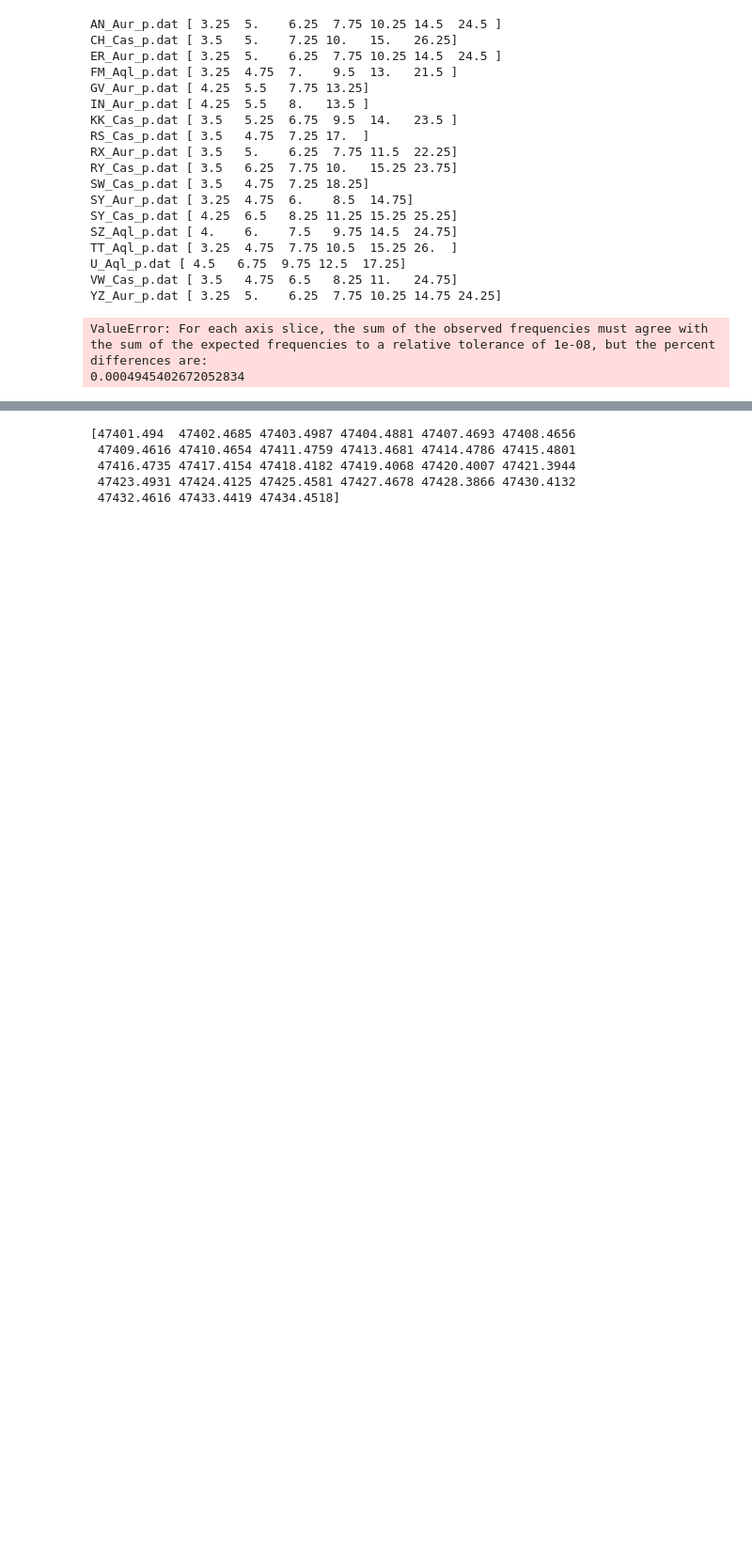
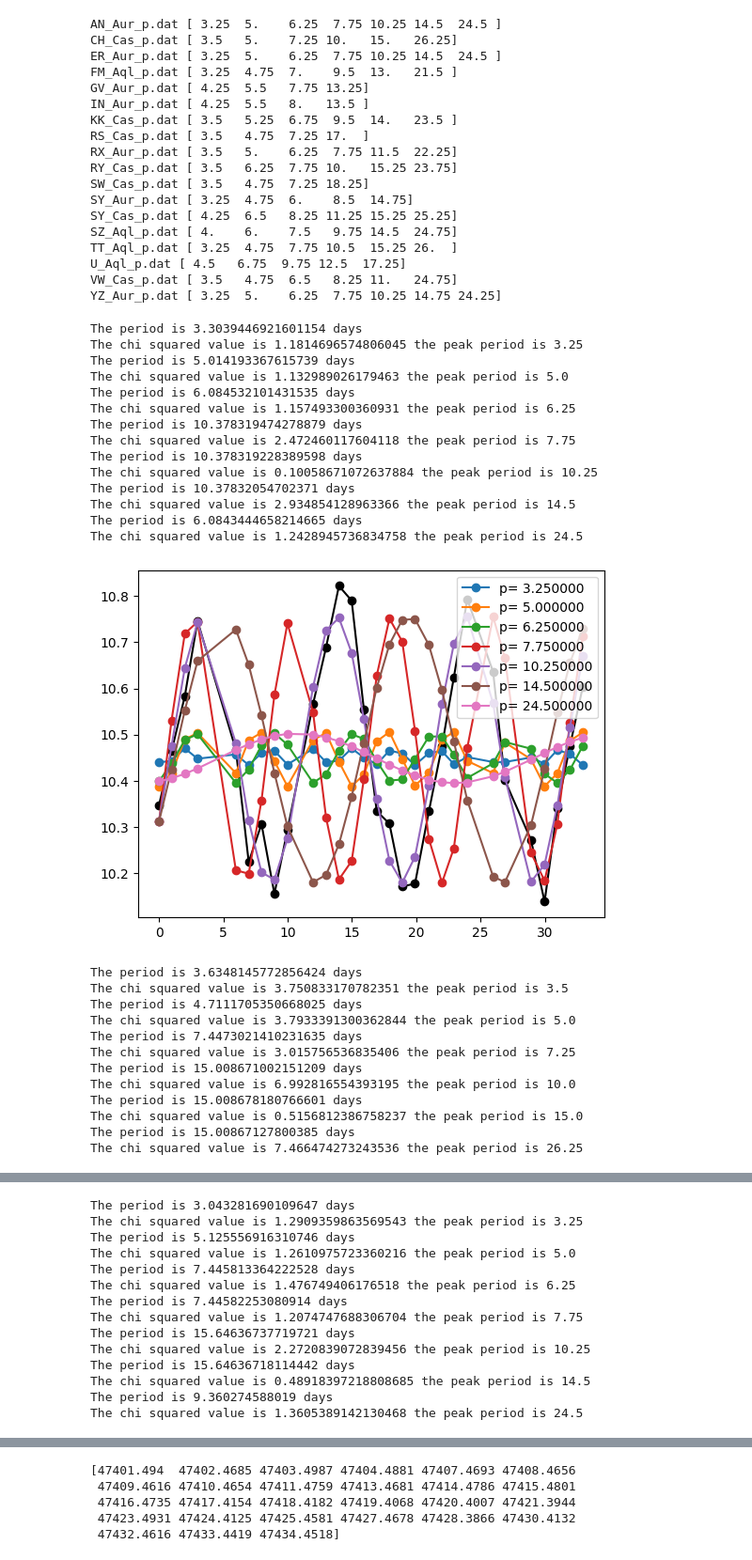
Before and after one commit to lewismcnish/Astronomy, a Jupyter notebook: Cepheid_Variables/Ceipheid.ipynb, the cells around one changed output, grey strips where cells are left out. Shown at 94% size. Drawn from its saved outputs; the diff is of its cells as text; code cells hidden in the pictures; blank space fills up the shorter version.

Commit message:
chi squared printing for every value

```diff
--- a/Cepheid_Variables/Ceipheid.ipynb
+++ b/Cepheid_Variables/Ceipheid.ipynb
@@ -108,25 +108,64 @@ YZ_Aur_p.dat [ 3.25  5.    6.25  7.75 10.25 14.75 24.25]
 # %%
 def func(t, m_v, phi,m_v0,P):
     return m_v0+m_v*(np.sin((2*np.pi*t/P) +phi))
 
 
 for file in file_list:
     filename = path + file
     time, v_mag = np.loadtxt(filename, unpack = True, usecols = [0,1])
     relative_time = time - time[0]
     power = cv.powerSpectrum(relative_time, v_mag, periods)
     peaks_indices, _ = find_peaks(power, distance=5)
     peaks_periods = periods[peaks_indices]
+
+    plt.figure()
+    plt.plot(relative_time, v_mag, 'o-', color = 'black')
     for i in peaks_periods:
         m_v = (np.max(v_mag)-np.min(v_mag)/2)
         m_v0 = (np.sum(v_mag)/v_mag.size)
-        relative_time = (time[+1] - time[0])
-        popt, _ = scipy.optimize.curve_fit(func, time, v_mag, p0 = [m_v0,m_v,relative_time,i], maxfev = 50000)
+        relative_time = (time - time[0])
+        popt, _ = scipy.optimize.curve_fit(func, relative_time, v_mag, p0 = [m_v0,m_v,1,i], maxfev = 50000)
+        print('The period is', popt[3], 'days')
+        plt.plot(relative_time, func(relative_time, popt[0], popt[1], popt[2], i), 'o-', label = f'p= {i:2f}' )
+        plt.legend()
 
-        # plt.plot(time,func(time,popt[0],popt[1],popt[2],i))
-        for j in popt:
-            sp.stats.chisquare((v_mag),func(time,popt[0],popt[1],popt[2],j))
-            print(np.min(j))
+        chi = np.sum((v_mag-func(relative_time, popt[0], popt[1], popt[2], i))**2)
+        print('The chi squared value is', chi, 'the peak period is',i)
+
+    plt.show()
+
+
+
+        #plt.legend(['Ex Data', ])
+    #plt.plot(time,func(time,popt[0],popt[1],popt[2],i))
+        #for j in popt:
+         #   sp.stats.chisquare((v_mag),func(time,popt[0],popt[1],popt[2],j))
+        #  print(np.min(j))
 # %% [output]
-ValueError: For each axis slice, the sum of the observed frequencies must agree with the sum of the expected frequencies to a relative tolerance of 1e-08, but the percent differences are:
-0.0004945402672052834
+The period is 3.3039446921601154 days
+The chi squared value is 1.1814696574806045 the peak period is 3.25
+The period is 5.014193367615739 days
+The chi squared value is 1.132989026179463 the peak period is 5.0
+The period is 6.084532101431535 days
+The chi squared value is 1.157493300360931 the peak period is 6.25
+The period is 10.378319474278879 days
+The chi squared value is 2.472460117604118 the peak period is 7.75
+The period is 10.378319228389598 days
+The chi squared value is 0.10058671072637884 the peak period is 10.25
+The period is 10.37832054702371 days
+The chi squared value is 2.934854128963366 the peak period is 14.5
+The period is 6.0843444658214665 days
+The chi squared value is 1.2428945736834758 the peak period is 24.5
+[figure, added]
+The period is 3.6348145772856424 days
+The chi squared value is 3.750833170782351 the peak period is 3.5
+The period is 4.7111705350668025 days
+The chi squared value is 3.7933391300362844 the peak period is 5.0
+The period is 7.4473021410231635 days
+The chi squared value is 3.015756536835406 the peak period is 7.25
+The period is 15.008671002151209 days
+The chi squared value is 6.992816554393195 the peak period is 10.0
+The period is 15.008678180766601 days
+The chi squared value is 0.5156812386758237 the peak period is 15.0
+The period is 15.00867127800385 days
+The chi squared value is 7.466474273243536 the peak period is 26.25
@@ -132,0 +173,14 @@ ValueError: For each axis slice, the sum of the observed frequencies must agree
+The period is 3.043281690109647 days
+The chi squared value is 1.2909359863569543 the peak period is 3.25
+The period is 5.125556916310746 days
+The chi squared value is 1.2610975723360216 the peak period is 5.0
+The period is 7.445813364222528 days
+The chi squared value is 1.476749406176518 the peak period is 6.25
+The period is 7.44582253080914 days
+The chi squared value is 1.2074747688306704 the peak period is 7.75
+The period is 15.64636737719721 days
+The chi squared value is 2.2720839072839456 the peak period is 10.25
+The period is 15.64636718114442 days
+The chi squared value is 0.48918397218808685 the peak period is 14.5
+The period is 9.360274588019 days
+The chi squared value is 1.3605389142130468 the peak period is 24.5
```
Also changed, not shown: parts of 5 cells of this notebook.
